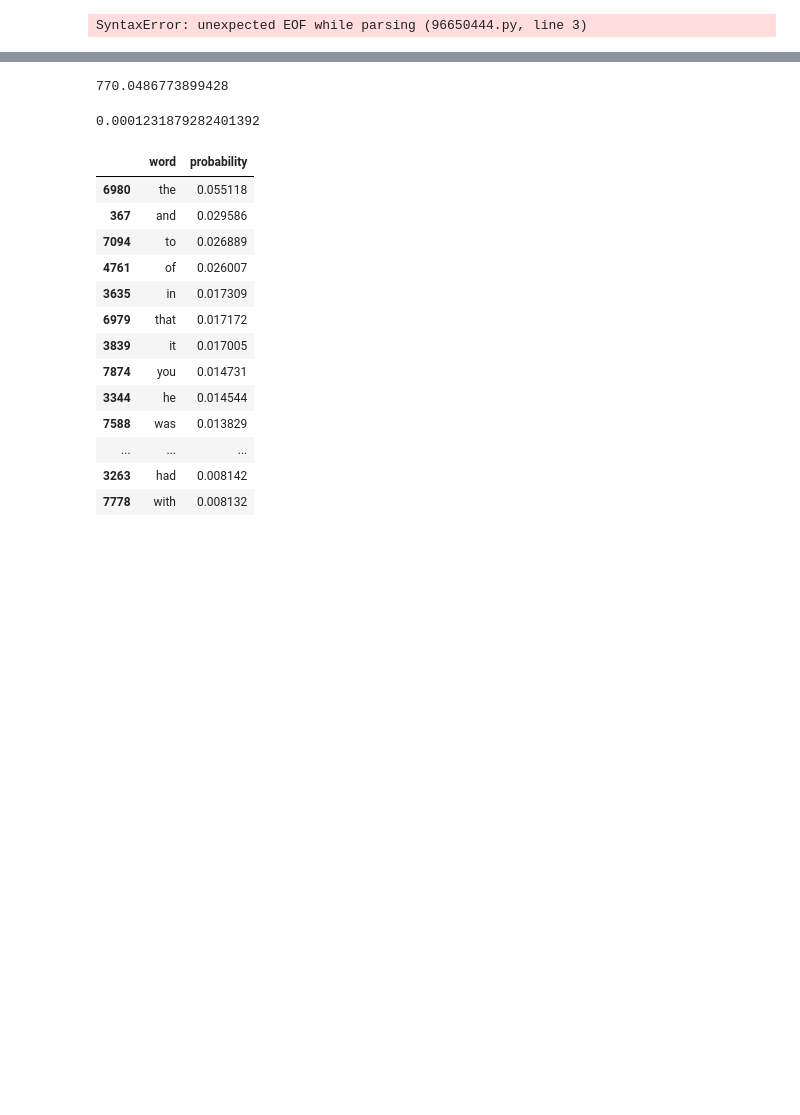
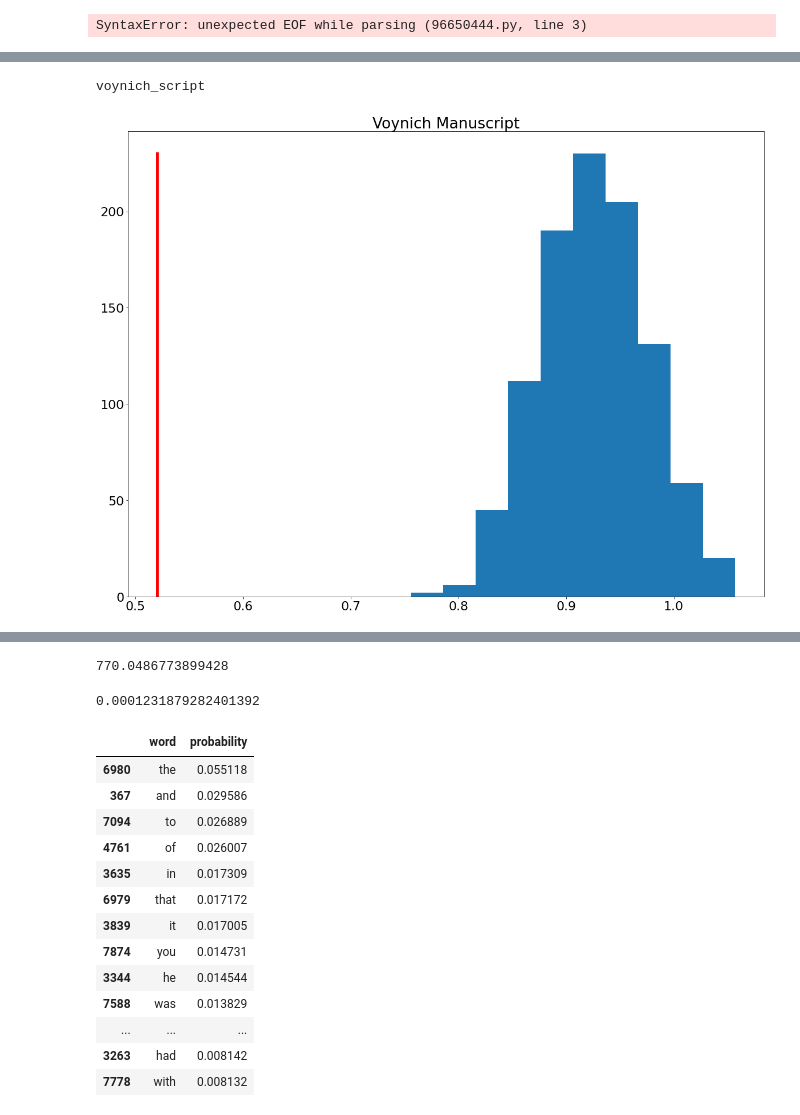
Before and after one commit to ccmerry/voynich_manuscript_text_analysis, a Jupyter notebook: book_analysis.ipynb, the cells around one changed output, grey strips where cells are left out. Cells and saved outputs as stored; diff of their text form; code cells hidden in the pictures; blank space fills up the shorter version.

```diff
--- a/book_analysis.ipynb
+++ b/book_analysis.ipynb
@@ -617,0 +743,5 @@ def topic_calc(rank_dict, all_text, words_list):
+# %%
+multi_book_topic(manuscript_book_d)
+# %% [output]
+voynich_script
+[figure, added]
```
Also changed, not shown: parts of 15 cells of this notebook.
